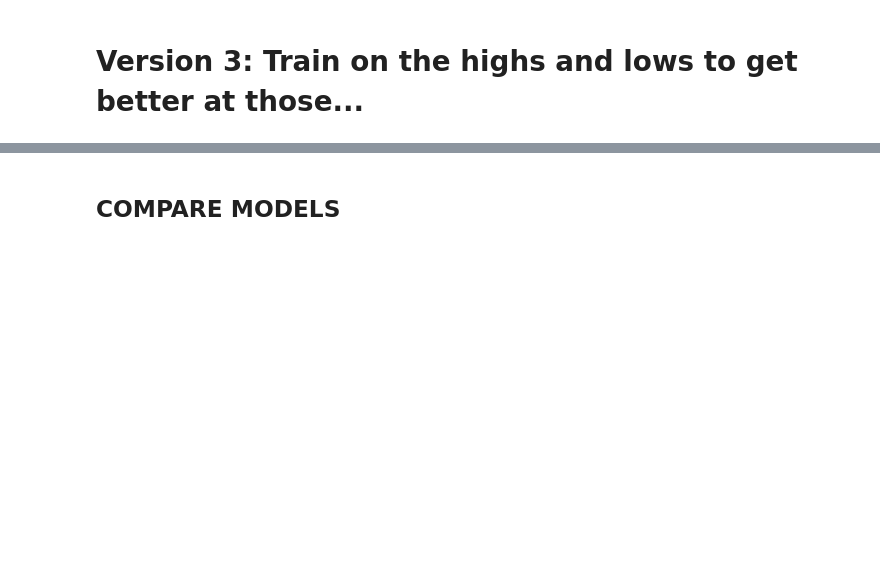
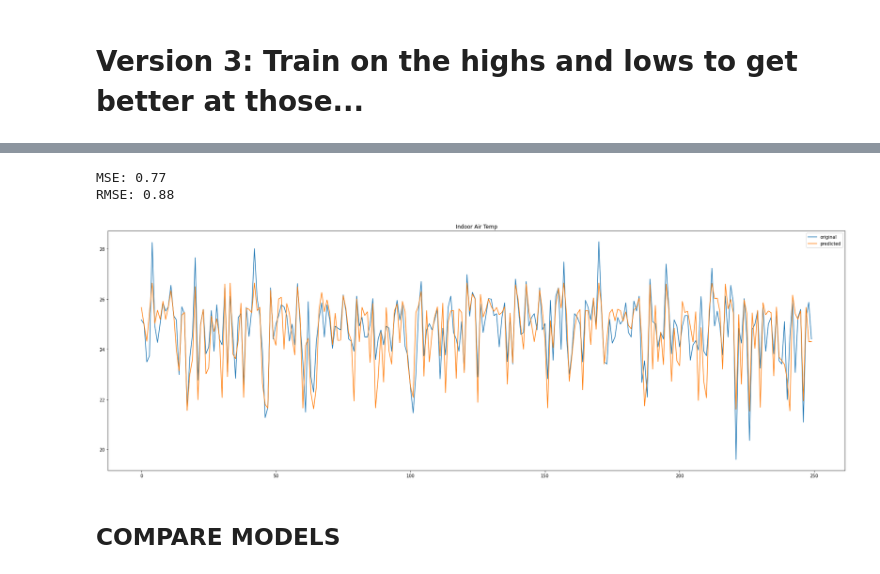
Before and after one commit to DonnaVakalis/forecasting-MRT-gap, a Jupyter notebook: model/XGBoost2__AirTemp_target.ipynb, the cells around one changed output, grey strips where cells are left out. Drawn from its saved outputs; the diff is of its cells as text; code cells hidden in the pictures; blank space fills up the shorter version.

```diff
--- a/model/XGBoost2__AirTemp_target.ipynb
+++ b/model/XGBoost2__AirTemp_target.ipynb
@@ -885,3 +932,34 @@ LOW = 23.0
+# %%
+# Prediction using model trained on high/lows but run on all occupied hours...
+
+# Split all occupied hours to create the test set
+x = df_X_occHrs.copy().to_numpy()
+y = df_y_occHrs.copy().to_numpy().reshape(-1,1)
+t = df_X_occHrs.index.copy()
+
+# Only care about a test set (not using training data from this...)
+x_train, testX_prime, y_train, testY_prime, time_train, testTime = train_test_split(x, y, t, shuffle = True, test_size= 0.20)
+
+
+y_pred_prime = model3.predict(testX_prime)
+
+# Calculate Mean Squared Error
+mse2 = mean_squared_error(testY_prime, y_pred_prime)
+print("MSE: %.2f" % mse2)
+print("RMSE: %.2f" % (mse2**(1/2.0)))
+
+# Visualize Predictions versus Test Set
+plt.figure(figsize=(30,10))
+x_ax = range(len(testY_prime))
+plt.plot(x_ax, testY_prime, label="original")
+plt.plot(x_ax, y_pred_prime, label="predicted")
+plt.title("Indoor Air Temp")
+plt.legend()
+plt.show()
+# %% [output]
+MSE: 0.77
+RMSE: 0.88
+[figure, added]
 # %% [markdown]
 ## COMPARE MODELS
 # %%
```
Also changed, not shown: parts of 7 cells of this notebook.
